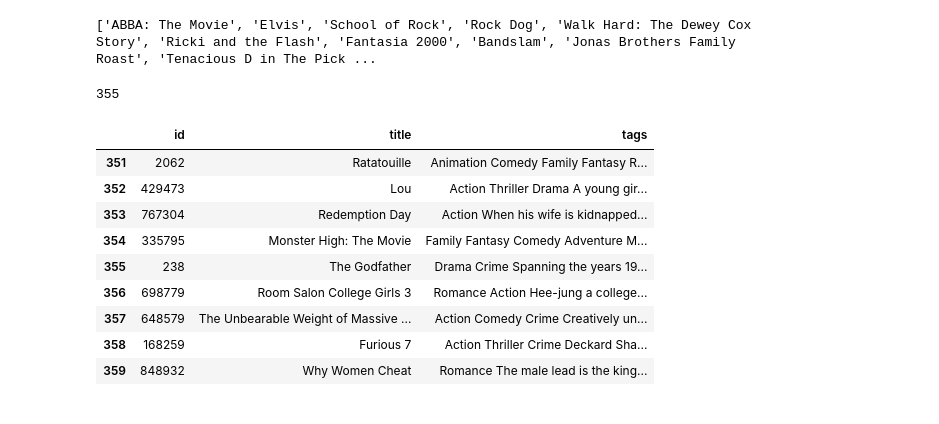
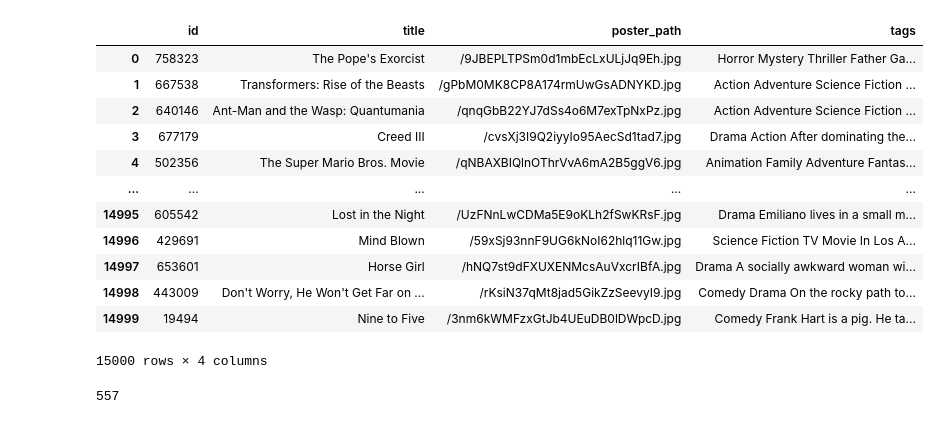
Before and after one commit to amannn619/MovieRecommendationApp, a Jupyter notebook: Untitled.ipynb, the cells around one changed output. Drawn from its saved outputs; the diff is of its cells as text; code cells hidden in the pictures.

```diff
--- a/Untitled.ipynb
+++ b/Untitled.ipynb
@@ -11 +5,17 @@ similarity = cosine_similarity(vector)
+# %%
+movies
+# %% [output]
+|  | id | title | poster_path | tags |
+| 0 | 758323 | The Pope's Exorcist | /9JBEPLTPSm0d1mbEcLxULjJq9Eh.jpg | Horror Mystery Thriller Father Ga... |
+| 1 | 667538 | Transformers: Rise of the Beasts | /gPbM0MK8CP8A174rmUwGsADNYKD.jpg | Action Adventure Science Fiction ... |
+| 2 | 640146 | Ant-Man and the Wasp: Quantumania | /qnqGbB22YJ7dSs4o6M7exTpNxPz.jpg | Action Adventure Science Fiction ... |
+| 3 | 677179 | Creed III | /cvsXj3I9Q2iyyIo95AecSd1tad7.jpg | Drama Action After dominating the... |
+| 4 | 502356 | The Super Mario Bros. Movie | /qNBAXBIQlnOThrVvA6mA2B5ggV6.jpg | Animation Family Adventure Fantas... |
+| ... | ... | ... | ... | ... |
+| 14995 | 605542 | Lost in the Night | /UzFNnLwCDMa5E9oKLh2fSwKRsF.jpg | Drama Emiliano lives in a small m... |
+| 14996 | 429691 | Mind Blown | /59xSj93nnF9UG6kNoI62hlq11Gw.jpg | Science Fiction TV Movie In Los A... |
+| 14997 | 653601 | Horse Girl | /hNQ7st9dFXUXENMcsAuVxcrIBfA.jpg | Drama A socially awkward woman wi... |
+| 14998 | 443009 | Don't Worry, He Won't Get Far on ... | /rKsiN37qMt8jad5GikZzSeevyI9.jpg | Comedy Drama On the rocky path to... |
+| 14999 | 19494 | Nine to Five | /3nm6kWMFzxGtJb4UEuDB0lDWpcD.jpg | Comedy Frank Hart is a pig. He ta... |
+15000 rows × 4 columns
 # %%
@@ -44,22 +30,4 @@ def recommender(movie):
-# %%
-recommendations, movie = recommender("rock")
-print(recommendations, movie)
-# %% [output]
-['ABBA: The Movie', 'Elvis', 'School of Rock', 'Rock Dog', 'Walk Hard: The Dewey Cox Story', 'Ricki and the Flash', 'Fantasia 2000', 'Bandslam', 'Jonas Brothers Family Roast', 'Tenacious D in The Pick ...
-# %%
-get_index("The Godfather")
-# %% [output]
-355
-# %%
-movies.iloc[351:360]
-# %% [output]
-|  | id | title | tags |
-| 351 | 2062 | Ratatouille | Animation Comedy Family Fantasy R... |
-| 352 | 429473 | Lou | Action Thriller Drama A young gir... |
-| 353 | 767304 | Redemption Day | Action When his wife is kidnapped... |
-| 354 | 335795 | Monster High: The Movie | Family Fantasy Comedy Adventure M... |
-| 355 | 238 | The Godfather | Drama Crime Spanning the years 19... |
-| 356 | 698779 | Room Salon College Girls 3 | Romance Action Hee-jung a college... |
-| 357 | 648579 | The Unbearable Weight of Massive ... | Action Comedy Crime Creatively un... |
-| 358 | 168259 | Furious 7 | Action Thriller Crime Deckard Sha... |
-| 359 | 848932 | Why Women Cheat | Romance The male lead is the king... |
+# %%
+data = get_movie_details("spider-man")
+# %% [output]
+557
```
Also changed, not shown: parts of 8 cells of this notebook, 6 other files.
